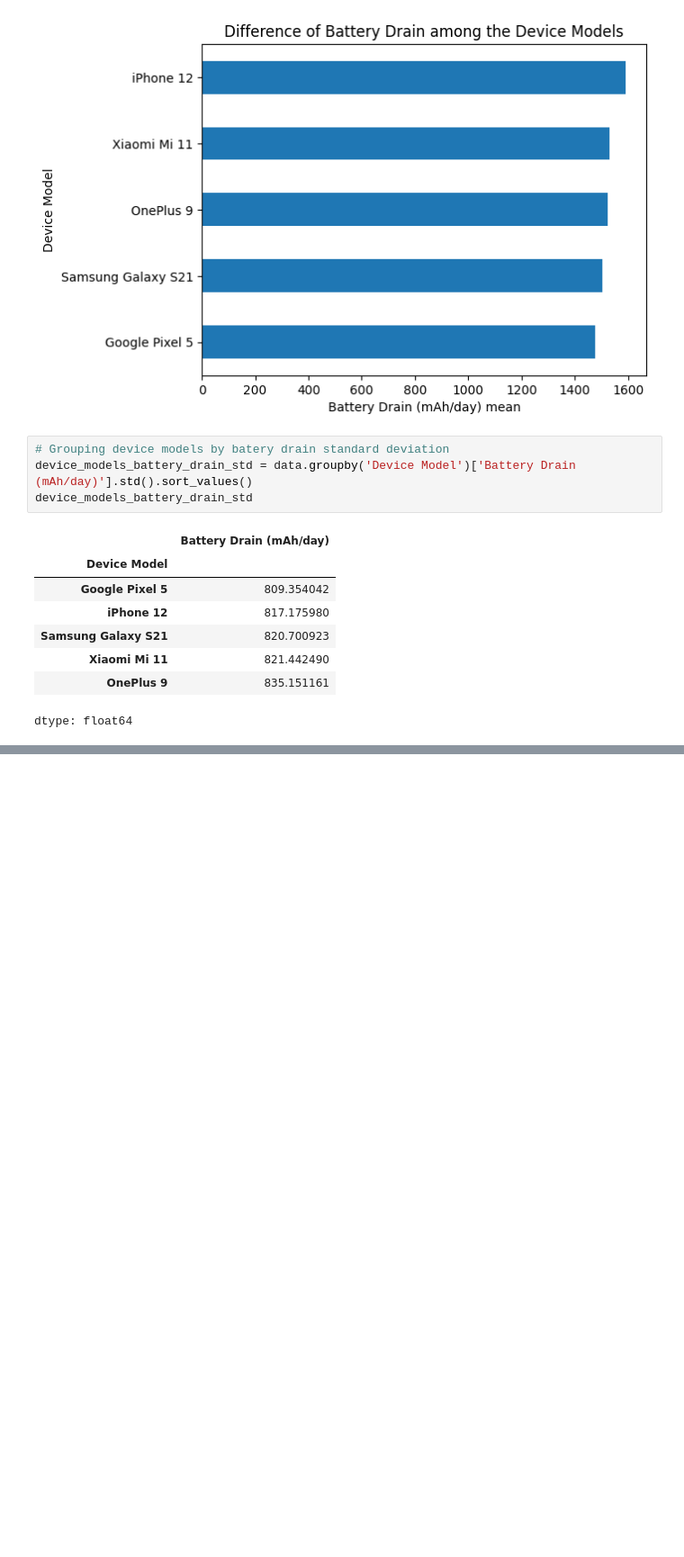
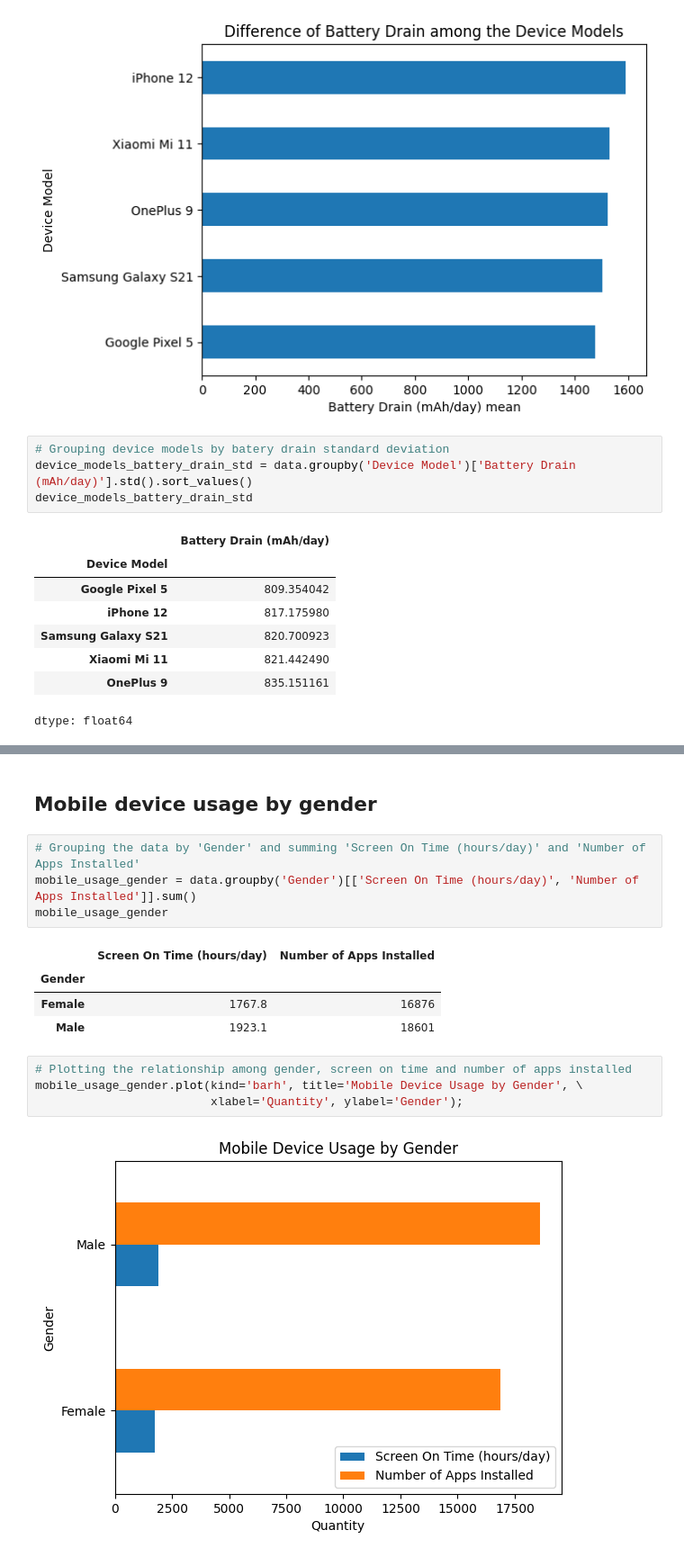
Before and after one commit to Matheus-Pombeiro/mobile_device_usage, a Jupyter notebook: mobile_device_usage.ipynb, the cells around one changed output, grey strips where cells are left out. Shown: that part at 90% size. Saved outputs shown, nothing was run; the diff lists cells and outputs as text; blank space fills up the shorter version.

```diff
--- a/mobile_device_usage.ipynb
+++ b/mobile_device_usage.ipynb
@@ -119,2 +122,19 @@ device_models_battery_drain_std.plot(kind='barh', title='Standard Deviation of B
 # %% [output]
 [figure]
+# %% [markdown]
+## Mobile device usage by gender
+# %%
+# Grouping the data by 'Gender' and summing 'Screen On Time (hours/day)' and 'Number of Apps Installed'
+mobile_usage_gender = data.groupby('Gender')[['Screen On Time (hours/day)', 'Number of Apps Installed']].sum()
+mobile_usage_gender
+# %% [output]
+|  | Screen On Time (hours/day) | Number of Apps Installed |
+| Gender |  |  |
+| Female | 1767.8 | 16876 |
+| Male | 1923.1 | 18601 |
+# %%
+# Plotting the relationship among gender, screen on time and number of apps installed
+mobile_usage_gender.plot(kind='barh', title='Mobile Device Usage by Gender', \
+                         xlabel='Quantity', ylabel='Gender');
+# %% [output]
+[figure, added]
```
Also changed, not shown: parts of 3 cells of this notebook.
